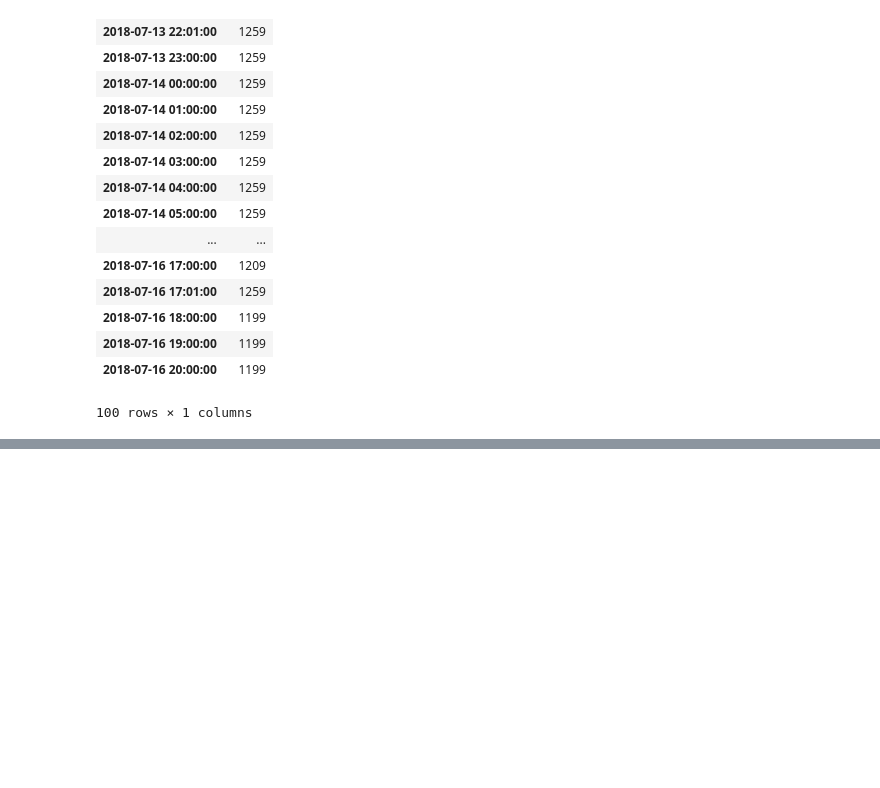
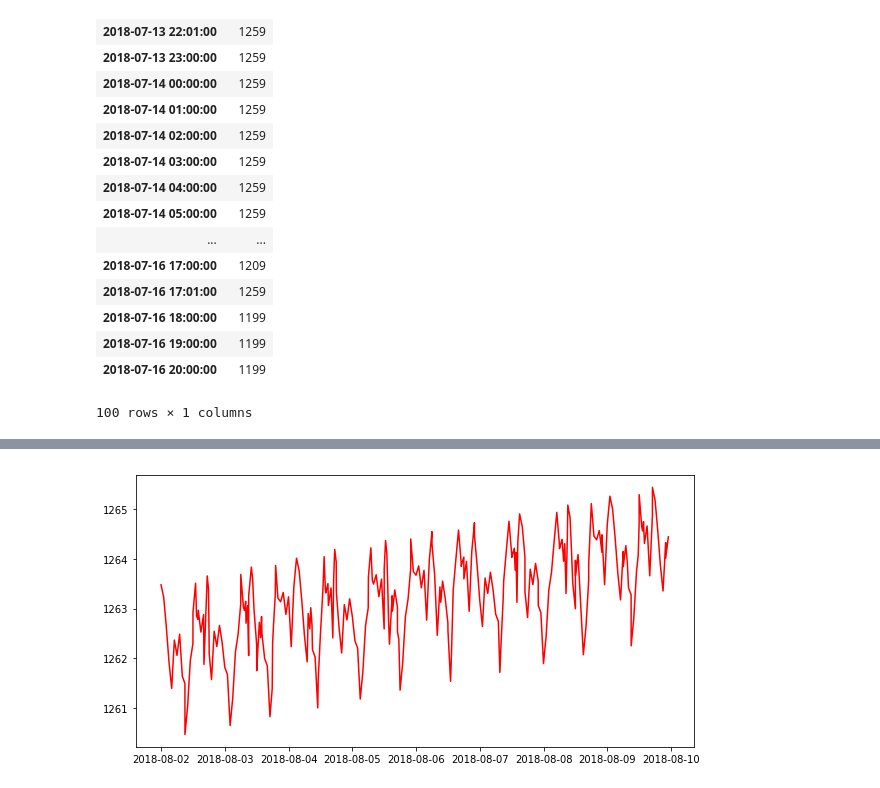
Before and after one commit to bibekthapaliya/Arima_model_Fuel_price_prediction, a Jupyter notebook: Master_Thesis-Hamburg_station_e74.ipynb, the cells around one changed output, grey strips where cells are left out. Saved outputs shown, nothing was run; the diff lists cells and outputs as text; code cells hidden in the pictures; blank space fills up the shorter version.

```diff
--- a/Master_Thesis-Hamburg_station_e74.ipynb
+++ b/Master_Thesis-Hamburg_station_e74.ipynb
@@ -820,0 +830,6 @@ Scaling back Predictions
+# %%
+
+plt.figure(figsize=(10,5))
+plt.plot(test['forecast'],'r');
+# %% [output]
+[figure, added]
```
Also changed, not shown: parts of 5 cells of this notebook, 8 other files.
